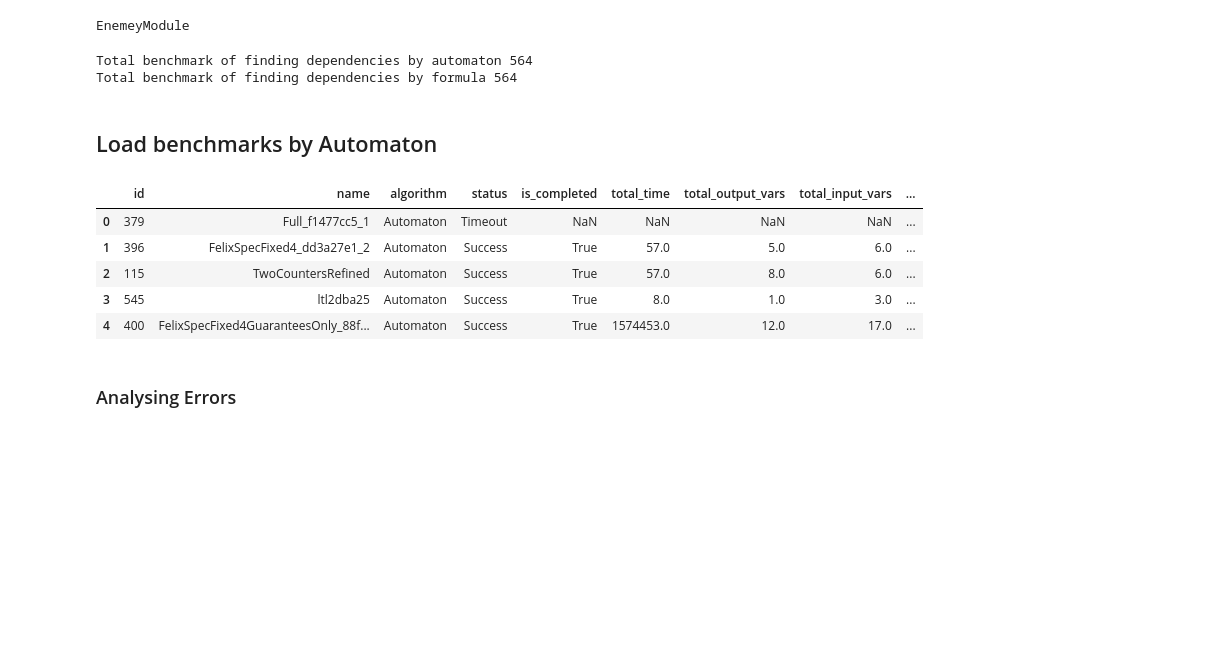
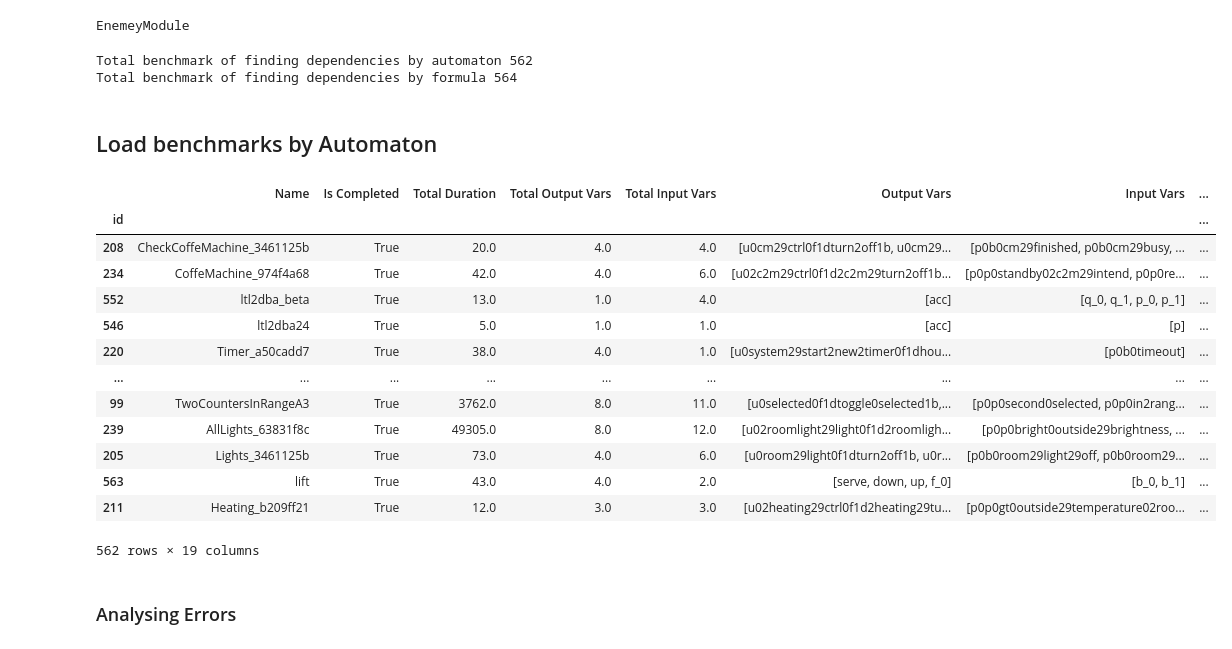
Before and after one commit to eliyaoo32/DepSynt, a Jupyter notebook: notebooks/find-dependencies.ipynb, the cells around one changed output. Drawn from its saved outputs; the diff is of its cells as text; code cells hidden in the pictures; blank space fills up the shorter version.

Commit message:
Update to latest benchmarks results

```diff
--- a/notebooks/find-dependencies.ipynb
+++ b/notebooks/find-dependencies.ipynb
@@ -45,7 +60,7 @@ class Algorithm(Enum):
         return str(self.value)
 # %%
 def get_all_benchmarks(path):
-    hoa_files = glob(os.path.join(path, "*.json"))
+    hoa_files = glob(os.path.join(path, "*.hoa"))
     names = [
         Path(f).stem
         for f in hoa_files
@@ -55,7 +70,7 @@ def get_all_benchmarks(path):
 print("Total benchmark of finding dependencies by automaton" , len(get_all_benchmarks(DEPENDENCIES_BY_AUTOMATON)))
 print("Total benchmark of finding dependencies by formula" , len(get_all_benchmarks(DEPENDENCIES_BY_FORMULA)))
 # %% [output]
-Total benchmark of finding dependencies by automaton 564
+Total benchmark of finding dependencies by automaton 562
 Total benchmark of finding dependencies by formula 564
 # %%
 def benchmark_loader(algorithm: Algorithm, path: str):
@@ -144,14 +182,23 @@ def benchmark_loader(algorithm: Algorithm, path: str):
 # %%
 by_automaton_loader = benchmark_loader(Algorithm.AUTOMATON, DEPENDENCIES_BY_AUTOMATON)
 by_automaton_df = pd.DataFrame([by_automaton_loader(name) for name in get_all_benchmarks(DEPENDENCIES_BY_AUTOMATON)])
-by_automaton_df.head(5)
+by_automaton_df.set_index("id", inplace=True)
+by_automaton_df
 # %% [output]
-|  | id | name | algorithm | status | is_completed | total_time | total_output_vars | total_input_vars | ... |
-| 0 | 379 | Full_f1477cc5_1 | Automaton | Timeout | NaN | NaN | NaN | NaN | ... |
-| 1 | 396 | FelixSpecFixed4_dd3a27e1_2 | Automaton | Success | True | 57.0 | 5.0 | 6.0 | ... |
-| 2 | 115 | TwoCountersRefined | Automaton | Success | True | 57.0 | 8.0 | 6.0 | ... |
-| 3 | 545 | ltl2dba25 | Automaton | Success | True | 8.0 | 1.0 | 3.0 | ... |
-| 4 | 400 | FelixSpecFixed4GuaranteesOnly_88f... | Automaton | Success | True | 1574453.0 | 12.0 | 17.0 | ... |
+|  | Name | Is Completed | Total Duration | Total Output Vars | Total Input Vars | Output Vars | Input Vars | ... |
+| id |  |  |  |  |  |  |  | ... |
+| 208 | CheckCoffeMachine_3461125b | True | 20.0 | 4.0 | 4.0 | [u0cm29ctrl0f1dturn2off1b, u0cm29... | [p0b0cm29finished, p0b0cm29busy, ... | ... |
+| 234 | CoffeMachine_974f4a68 | True | 42.0 | 4.0 | 6.0 | [u02c2m29ctrl0f1d2c2m29turn2off1b... | [p0p0standby02c2m29intend, p0p0re... | ... |
+| 552 | ltl2dba_beta | True | 13.0 | 1.0 | 4.0 | [acc] | [q_0, q_1, p_0, p_1] | ... |
+| 546 | ltl2dba24 | True | 5.0 | 1.0 | 1.0 | [acc] | [p] | ... |
+| 220 | Timer_a50cadd7 | True | 38.0 | 4.0 | 1.0 | [u0system29start2new2timer0f1dhou... | [p0b0timeout] | ... |
+| ... | ... | ... | ... | ... | ... | ... | ... | ... |
+| 99 | TwoCountersInRangeA3 | True | 3762.0 | 8.0 | 11.0 | [u0selected0f1dtoggle0selected1b,... | [p0p0second0selected, p0p0in2rang... | ... |
+| 239 | AllLights_63831f8c | True | 49305.0 | 8.0 | 12.0 | [u02roomlight29light0f1d2roomligh... | [p0p0bright0outside29brightness, ... | ... |
+| 205 | Lights_3461125b | True | 73.0 | 4.0 | 6.0 | [u0room29light0f1dturn2off1b, u0r... | [p0b0room29light29off, p0b0room29... | ... |
+| 563 | lift | True | 43.0 | 4.0 | 2.0 | [serve, down, up, f_0] | [b_0, b_1] | ... |
+| 211 | Heating_b209ff21 | True | 12.0 | 3.0 | 3.0 | [u02heating29ctrl0f1d2heating29tu... | [p0p0gt0outside29temperature02roo... | ... |
+562 rows × 19 columns
 # %% [markdown]
 ### Analysing Errors
 # %%
```
Also changed, not shown: parts of 15 cells of this notebook.
